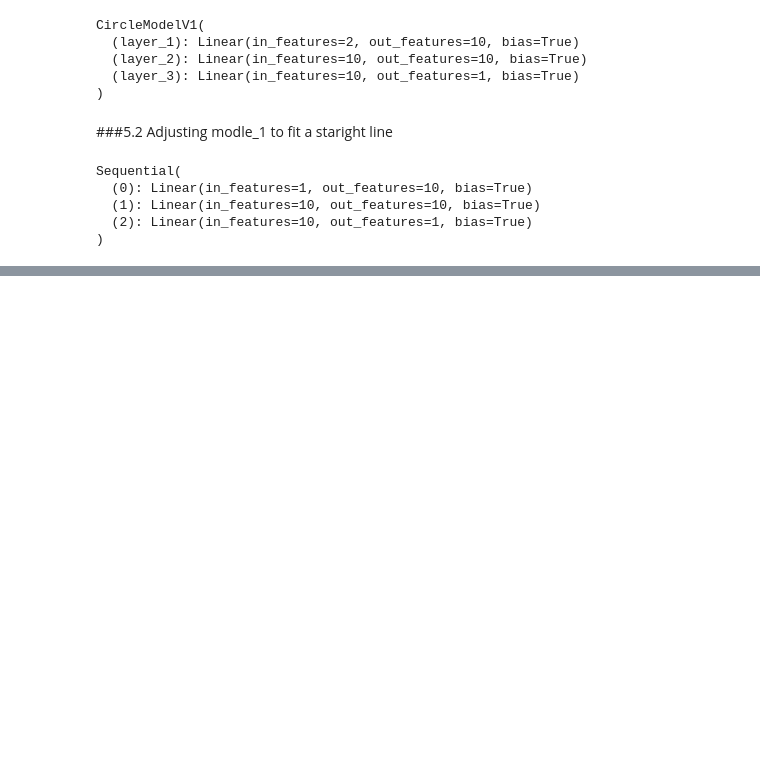
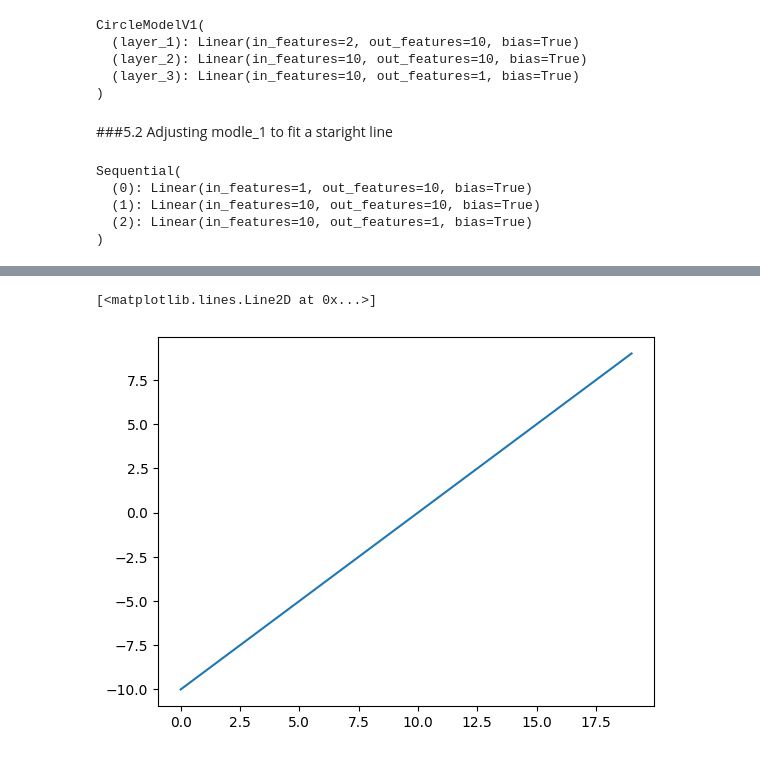
Before and after one commit to Neha120903/DeepLearning_Pytorch, a Jupyter notebook: Classification_Pytorch.ipynb, the cells around one changed output, grey strips where cells are left out. Saved outputs shown, nothing was run; the diff lists cells and outputs as text; code cells hidden in the pictures; blank space fills up the shorter version.

```diff
--- a/Classification_Pytorch.ipynb
+++ b/Classification_Pytorch.ipynb
@@ -657,0 +809,6 @@ plot_predictions(train_data=X_train_regression,
+# %%
+# visualize the data
+plt.plot(A)
+# %% [output]
+[<matplotlib.lines.Line2D at 0x...>]
+[figure, added]
```
Also changed, not shown: parts of 32 cells of this notebook.
